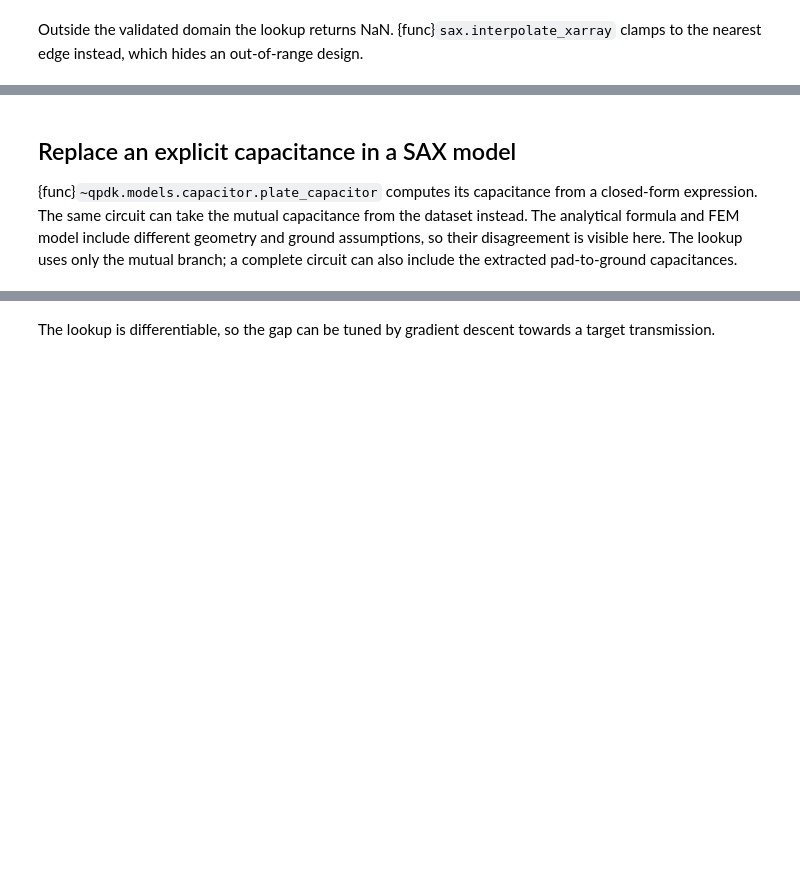
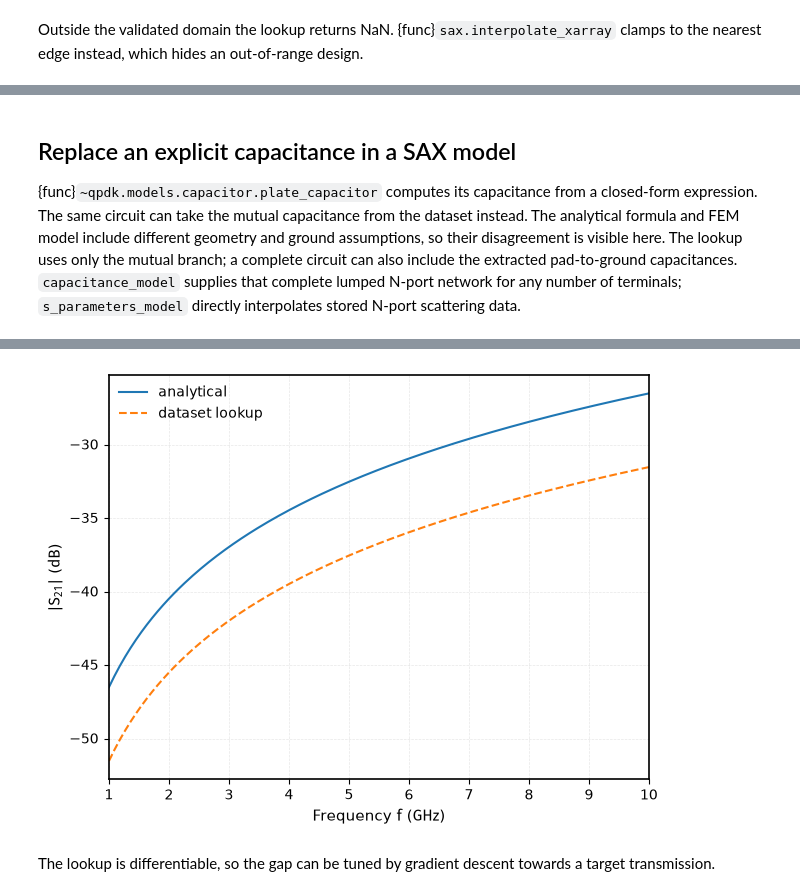
Before and after one commit to gdsfactory/quantum-rf-pdk, a Jupyter notebook: notebooks/fem_dataset_lookup.ipynb, the cells around one changed output, grey strips where cells are left out. Cells and saved outputs as stored; diff of their text form; code cells hidden in the pictures; blank space fills up the shorter version.

Commit message:
Refresh FEM dataset showcase

```diff
--- a/notebooks/fem_dataset_lookup.ipynb
+++ b/notebooks/fem_dataset_lookup.ipynb
@@ -397,7 +431,9 @@ closed-form expression. The same circuit can take the mutual capacitance from
 the dataset instead. The analytical formula and FEM model include different
 geometry and ground assumptions, so their disagreement is visible here. The
 lookup uses only the mutual branch; a complete circuit can also include the
-extracted pad-to-ground capacitances.
+extracted pad-to-ground capacitances. `capacitance_model` supplies that complete lumped
+N-port network for any number of terminals; `s_parameters_model` directly interpolates
+stored N-port scattering data.
 # %%
 def plate_capacitor_lookup(
     *,
@@ -415,6 +451,12 @@ def plate_capacitor_lookup(
     )
 
 
+complete_plate = capacitance_model(dataset, cross_section="cpw")
+logger.info(
+    f"Complete two-terminal network at 5 GHz: "
+    f"{complete_plate(f=5e9, length=80.0, width=10.0, gap=7.0)}"
+)
+
 f = jnp.linspace(1e9, 10e9, 201)
 s_lookup = jax.jit(
     lambda gap: plate_capacitor_lookup(f=f, length=80.0, width=10.0, gap=gap)
@@ -422,9 +464,9 @@ s_lookup = jax.jit(
 s_analytical = plate_capacitor(f=f, length=80.0, width=10.0, gap=7.0)
 
 fig, ax = plt.subplots()
-ax.plot(f / 1e9, 20 * np.log10(np.abs(s_analytical["o1", "o2"])), label="analytical")
+ax.plot(f / 1e9, 20 * jnp.log10(jnp.abs(s_analytical["o1", "o2"])), label="analytical")
 ax.plot(
-    f / 1e9, 20 * np.log10(np.abs(s_lookup["o1", "o2"])), "--", label="dataset lookup"
+    f / 1e9, 20 * jnp.log10(jnp.abs(s_lookup["o1", "o2"])), "--", label="dataset lookup"
 )
 ax.set_xlabel(r"Frequency $f$ ($\text{GHz}$)")
 ax.set_ylabel(r"$|S_{21}|$ ($\text{dB}$)")
@@ -435,3 +476,4 @@ plt.show()
+[figure, added]
 # %% [markdown]
 The lookup is differentiable, so the gap can be tuned by gradient descent
 towards a target transmission.
```
Also changed, not shown: parts of 24 cells of this notebook, 1 other file.
